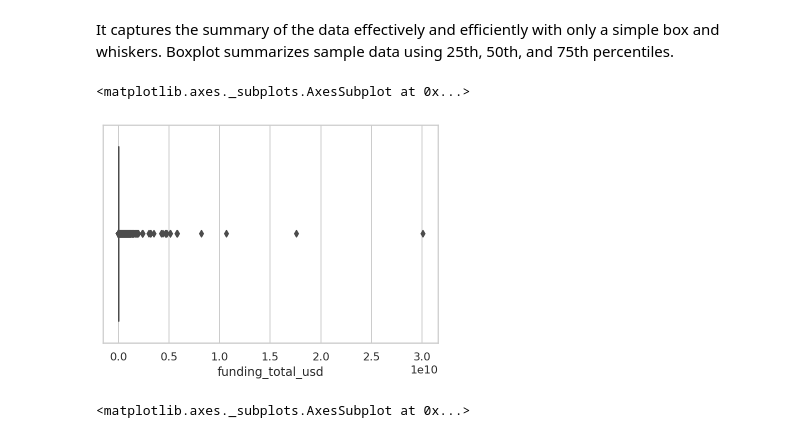
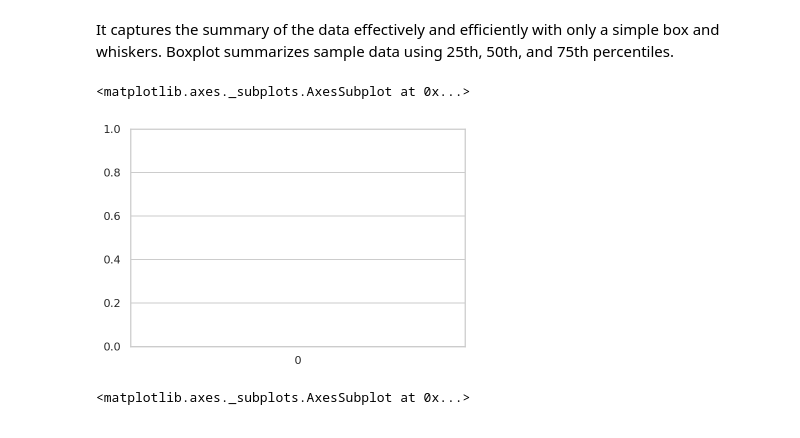
Before and after one commit to NileshCT/EDA_PROJECT, a Jupyter notebook: EDA_Project.ipynb, the cells around one changed output. Drawn from its saved outputs; the diff is of its cells as text; code cells hidden in the pictures.

```diff
--- a/EDA_Project.ipynb
+++ b/EDA_Project.ipynb
@@ -412,10 +412,10 @@ We can use
 It captures the summary of the data effectively and efficiently with only a simple box and whiskers. Boxplot summarizes sample data using 25th, 50th, and 75th percentiles.
 # %%
 #In the below box plot the some points are outside the box they are none other than outliers.
-sns.boxplot(x=info['funding_total_usd'])
+sns.boxplot(row=info['funding_total_usd'])
 # %% [output]
 <matplotlib.axes._subplots.AxesSubplot at 0x...>
-[figure, old version]
+[figure, new version]
 # %%
 #Lets check outliers present the founding_round columns
 sns.boxplot(x=info['funding_rounds'])
```
Also changed, not shown: parts of 12 cells of this notebook.
